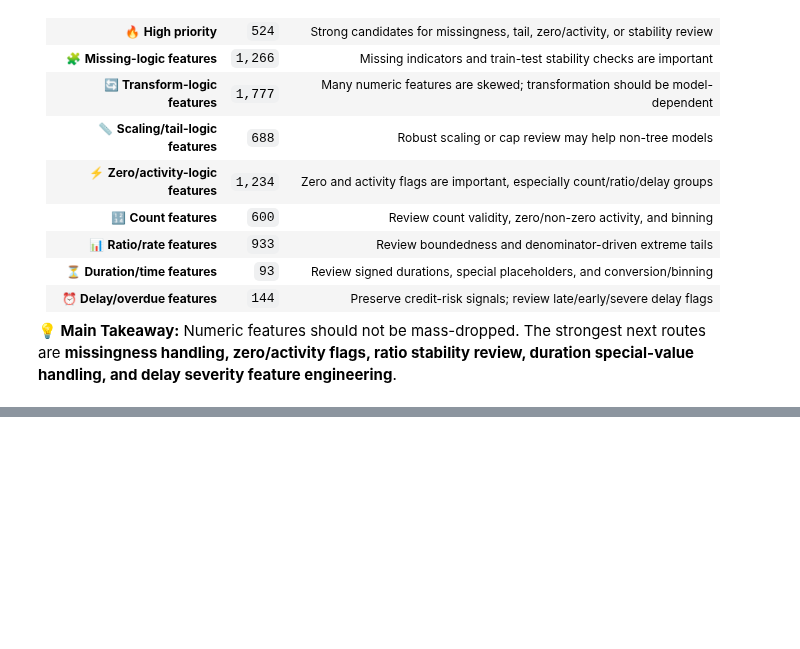
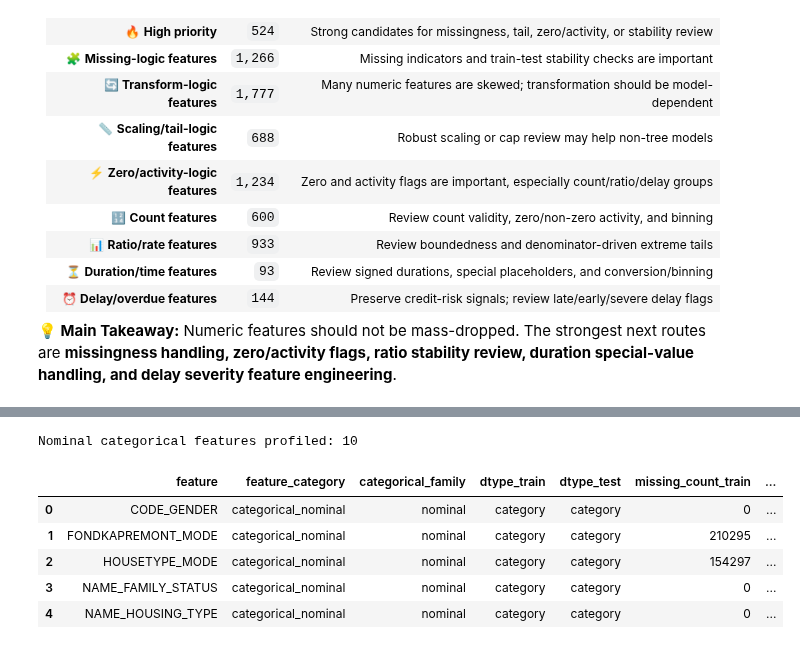
Before and after one commit to kawsar07ahmmed0712-rgb/Credit_Default_Risk, a Jupyter notebook: Notebook/2.Univariate_EDA.ipynb, the cells around one changed output, grey strips where cells are left out. Saved outputs shown, nothing was run; the diff lists cells and outputs as text; code cells hidden in the pictures; blank space fills up the shorter version.

```diff
--- a/Notebook/2.EDA.ipynb
+++ b/Notebook/2.Univariate_EDA.ipynb
@@ -2360,0 +2297,67 @@ Critical priority features: 310
+# %%
+nominal_categorical_features = categorical_base.loc[categorical_base["categorical_family"].eq("nominal"), "feature"].tolist()
+
+def safe_pct(count, total):
+    return count / total * 100 if total else np.nan
+
+def category_counts(series):
+    return series.dropna().astype(str).value_counts()
+
+def entropy_info(counts):
+    if counts.sum() == 0:
+        return np.nan, np.nan, np.nan, np.nan, np.nan
+    p = counts / counts.sum()
+    entropy = -(p * np.log(p)).sum()
+    normalized_entropy = entropy / np.log(len(p)) if len(p) > 1 else 0
+    herfindahl = (p ** 2).sum()
+    return entropy, normalized_entropy, 1 - herfindahl, herfindahl, np.exp(entropy)
+
+def jensen_shannon_distance(p, q):
+    p, q = np.asarray(p, dtype=float), np.asarray(q, dtype=float)
+    p, q = p / p.sum() if p.sum() else p, q / q.sum() if q.sum() else q
+    m = (p + q) / 2
+    kl_pm = np.sum(np.where(p > 0, p * np.log(p / m), 0))
+    kl_qm = np.sum(np.where(q > 0, q * np.log(q / m), 0))
+    return np.sqrt((kl_pm + kl_qm) / 2)
+
+def categories_to_cover(shares, target_pct):
+    return (shares.sort_values(ascending=False).cumsum() < target_pct).sum() + 1 if len(shares) else np.nan
+
+def nominal_info_row(feature):
+    s, t = train_df[feature], test_df[feature] if feature in test_df.columns else pd.Series(dtype="object")
+    sc, tc = category_counts(s), category_counts(t)
+    sp, tp = sc / sc.sum() * 100 if sc.sum() else sc, tc / tc.sum() * 100 if tc.sum() else tc
+    s_cats, t_cats, all_cats = set(sc.index), set(tc.index), set(sc.index) | set(tc.index)
+
+    aligned_sp = sp.reindex(sorted(all_cats), fill_value=0)
+    aligned_tp = tp.reindex(sorted(all_cats), fill_value=0)
+    freq_gap = (aligned_sp - aligned_tp).abs()
+
+    top_train, top_test = (sp.index[0] if len(sp) else np.nan), (tp.index[0] if len(tp) else np.nan)
+    second_train = sp.index[1] if len(sp) > 1 else np.nan
+    train_lengths = pd.Series([len(x) for x in sc.index], dtype="float64")
+
+    entropy_train, norm_entropy_train, gini_train, hhi_train, effective_train = entropy_info(sc)
+
+    return {
+        "feature": feature, "feature_category": "categorical_nominal", "categorical_family": "nominal", "dtype_train": str(s.dtype), "dtype_test": str(t.dtype) if len(t) else "not_present", "missing_count_train": s.isna().sum(), "missing_pct_train": s.isna().mean() * 100, "missing_count_test": t.isna().sum() if len(t) else np.nan, "missing_pct_test": t.isna().mean() * 100 if len(t) else np.nan, "missing_gap_pct": abs((s.isna().mean() * 100) - (t.isna().mean() * 100)) if len(t) else np.nan,
+        "n_unique_train": len(sc), "n_unique_test": len(tc), "n_unique_combined": len(all_cats), "unique_gap": abs(len(sc) - len(tc)), "top_category_train": top_train, "top_category_pct_train": sp.iloc[0] if len(sp) else np.nan, "top_category_test": top_test, "top_category_pct_test": tp.iloc[0] if len(tp) else np.nan, "top_category_same_train_test": top_train == top_test if len(sp) and len(tp) else np.nan, "top_category_pct_gap": abs(sp.iloc[0] - tp.iloc[0]) if len(sp) and len(tp) else np.nan,
+        "second_category_train": second_train, "second_category_pct_train": sp.iloc[1] if len(sp) > 1 else np.nan, "top_second_gap_train": sp.iloc[0] - sp.iloc[1] if len(sp) > 1 else np.nan, "rare_lt_1_count": (sp < 1).sum(), "rare_lt_1_mass_pct": sp[sp < 1].sum(), "rare_lt_05_count": (sp < 0.5).sum(), "rare_lt_05_mass_pct": sp[sp < 0.5].sum(), "single_count_category_count": (sc == 1).sum(), "low_count_lt_10_category_count": (sc < 10).sum(),
+        "entropy_train": entropy_train, "normalized_entropy_train": norm_entropy_train, "gini_impurity_train": gini_train, "herfindahl_index_train": hhi_train, "effective_category_count_train": effective_train, "train_only_category_count": len(s_cats - t_cats), "test_only_category_count": len(t_cats - s_cats), "shared_category_count": len(s_cats & t_cats), "category_overlap_pct": safe_pct(len(s_cats & t_cats), len(all_cats)),
+        "train_only_mass_pct": sp.loc[list(s_cats - t_cats)].sum() if len(s_cats - t_cats) else 0, "test_only_mass_pct": tp.loc[list(t_cats - s_cats)].sum() if len(t_cats - s_cats) else 0, "shared_mass_train_pct": sp.loc[list(s_cats & t_cats)].sum() if len(s_cats & t_cats) else 0, "shared_mass_test_pct": tp.loc[list(s_cats & t_cats)].sum() if len(s_cats & t_cats) else 0, "max_frequency_gap_pct": freq_gap.max() if len(freq_gap) else np.nan, "mean_frequency_gap_pct": freq_gap.mean() if len(freq_gap) else np.nan, "sum_abs_frequency_gap_pct": freq_gap.sum() if len(freq_gap) else np.nan, "jensen_shannon_distance": jensen_shannon_distance(aligned_sp.values, aligned_tp.values) if len(all_cats) else np.nan,
+        "top_3_overlap_count": len(set(sp.head(3).index) & set(tp.head(3).index)), "top_5_overlap_count": len(set(sp.head(5).index) & set(tp.head(5).index)), "top_10_overlap_count": len(set(sp.head(10).index) & set(tp.head(10).index)), "top_1_coverage_pct_train": sp.head(1).sum(), "top_3_coverage_pct_train": sp.head(3).sum(), "top_5_coverage_pct_train": sp.head(5).sum(), "top_10_coverage_pct_train": sp.head(10).sum(),
+        "categories_to_cover_50_pct_train": categories_to_cover(sp, 50), "categories_to_cover_80_pct_train": categories_to_cover(sp, 80), "categories_to_cover_90_pct_train": categories_to_cover(sp, 90), "categories_to_cover_95_pct_train": categories_to_cover(sp, 95), "avg_category_length": train_lengths.mean() if len(train_lengths) else np.nan, "max_category_length": train_lengths.max() if len(train_lengths) else np.nan, "sample_categories": " | ".join(sc.index[:20].astype(str).tolist()), "top_categories_train": " | ".join([f"{idx}: {val:.2f}%" for idx, val in sp.head(20).items()])
+    }
+
+nominal_categorical_info = pd.DataFrame([nominal_info_row(feature) for feature in nominal_categorical_features])
+
+print(f"Nominal categorical features profiled: {nominal_categorical_info.shape[0]}")
+nominal_categorical_info.head()
+# %% [output]
+Nominal categorical features profiled: 10
+|  | feature | feature_category | categorical_family | dtype_train | dtype_test | missing_count_train | ... |
+| 0 | CODE_GENDER | categorical_nominal | nominal | category | category | 0 | ... |
+| 1 | FONDKAPREMONT_MODE | categorical_nominal | nominal | category | category | 210295 | ... |
+| 2 | HOUSETYPE_MODE | categorical_nominal | nominal | category | category | 154297 | ... |
+| 3 | NAME_FAMILY_STATUS | categorical_nominal | nominal | category | category | 0 | ... |
+| 4 | NAME_HOUSING_TYPE | categorical_nominal | nominal | category | category | 0 | ... |
```
Also changed, not shown: parts of 27 cells of this notebook, 41 other files.
